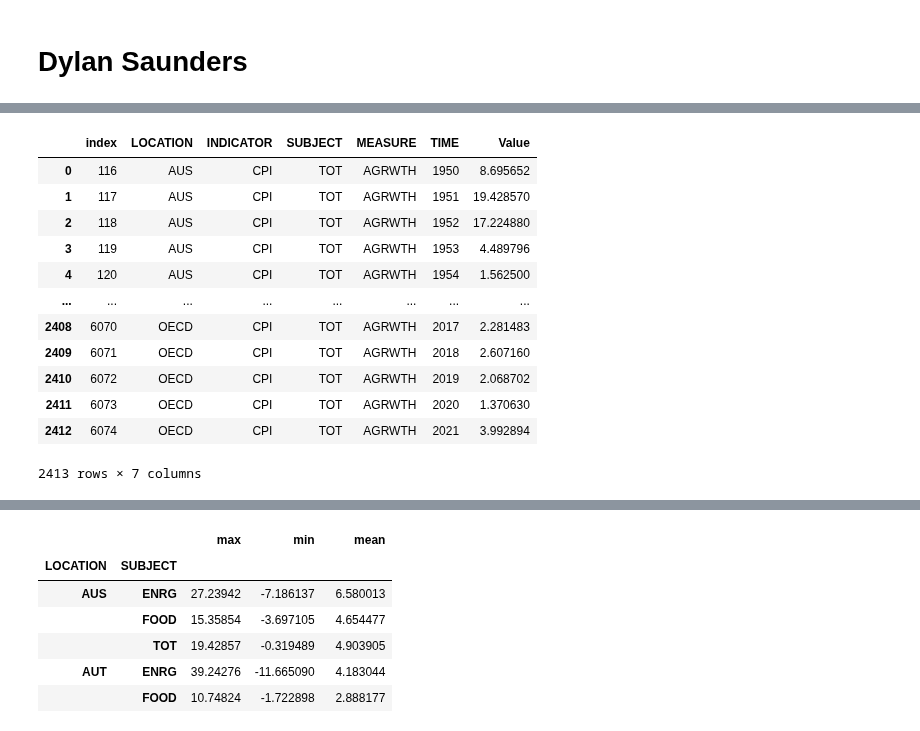
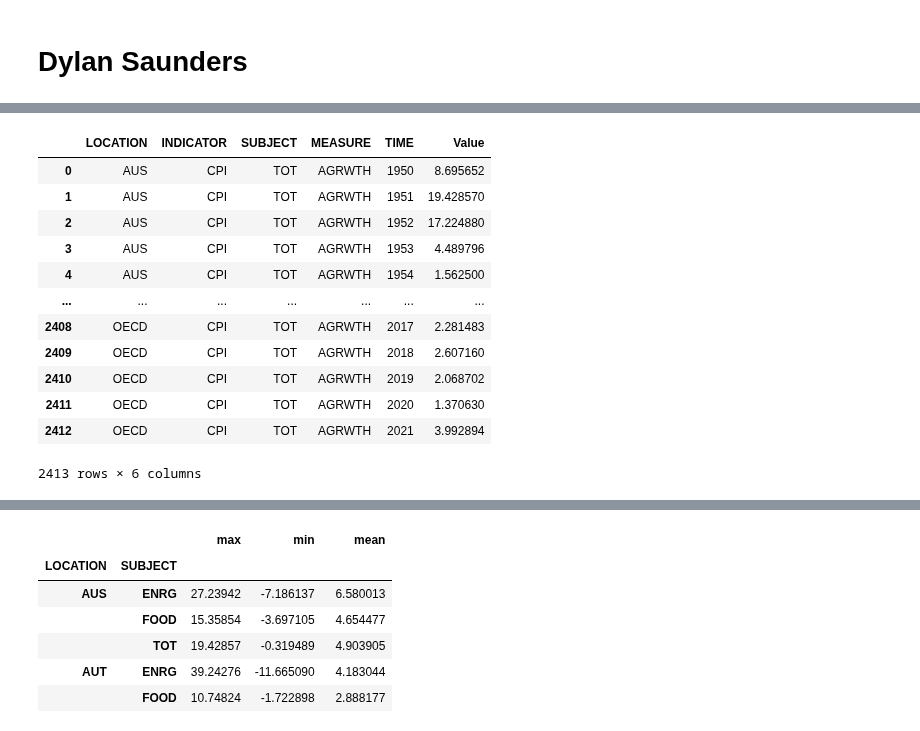
Before and after one commit to ubco-W2022T2-data301/project-group-group19, a Jupyter notebook: analysis/analysis1.ipynb, the cells around one changed output, grey strips where cells are left out. Drawn from its saved outputs; the diff is of its cells as text; code cells hidden in the pictures.

```diff
--- a/analysis/analysis1.ipynb
+++ b/analysis/analysis1.ipynb
@@ -51,27 +74,26 @@ print(dfclean)
 
 [6075 rows x 6 columns]
 # %%
-
 dfenergy=  dfclean.loc[dfclean['SUBJECT'] == "ENRG"]
-dfenergy.reset_index()
+dfenergy.reset_index(drop=True)
 dffood=  dfclean.loc[dfclean['SUBJECT'] == "FOOD"]
-dffood.reset_index()
+dffood.reset_index(drop=True)
 dftot=  dfclean.loc[dfclean['SUBJECT'] == "TOT"]
-dftot.reset_index()
+dftot.reset_index(drop=True)
 # %% [output]
-|  | index | LOCATION | INDICATOR | SUBJECT | MEASURE | TIME | Value |
-| 0 | 116 | AUS | CPI | TOT | AGRWTH | 1950 | 8.695652 |
-| 1 | 117 | AUS | CPI | TOT | AGRWTH | 1951 | 19.428570 |
-| 2 | 118 | AUS | CPI | TOT | AGRWTH | 1952 | 17.224880 |
-| 3 | 119 | AUS | CPI | TOT | AGRWTH | 1953 | 4.489796 |
-| 4 | 120 | AUS | CPI | TOT | AGRWTH | 1954 | 1.562500 |
-| ... | ... | ... | ... | ... | ... | ... | ... |
-| 2408 | 6070 | OECD | CPI | TOT | AGRWTH | 2017 | 2.281483 |
-| 2409 | 6071 | OECD | CPI | TOT | AGRWTH | 2018 | 2.607160 |
-| 2410 | 6072 | OECD | CPI | TOT | AGRWTH | 2019 | 2.068702 |
-| 2411 | 6073 | OECD | CPI | TOT | AGRWTH | 2020 | 1.370630 |
-| 2412 | 6074 | OECD | CPI | TOT | AGRWTH | 2021 | 3.992894 |
+|  | LOCATION | INDICATOR | SUBJECT | MEASURE | TIME | Value |
+| 0 | AUS | CPI | TOT | AGRWTH | 1950 | 8.695652 |
+| 1 | AUS | CPI | TOT | AGRWTH | 1951 | 19.428570 |
+| 2 | AUS | CPI | TOT | AGRWTH | 1952 | 17.224880 |
+| 3 | AUS | CPI | TOT | AGRWTH | 1953 | 4.489796 |
+| 4 | AUS | CPI | TOT | AGRWTH | 1954 | 1.562500 |
+| ... | ... | ... | ... | ... | ... | ... |
+| 2408 | OECD | CPI | TOT | AGRWTH | 2017 | 2.281483 |
+| 2409 | OECD | CPI | TOT | AGRWTH | 2018 | 2.607160 |
+| 2410 | OECD | CPI | TOT | AGRWTH | 2019 | 2.068702 |
+| 2411 | OECD | CPI | TOT | AGRWTH | 2020 | 1.370630 |
+| 2412 | OECD | CPI | TOT | AGRWTH | 2021 | 3.992894 |
-2413 rows × 7 columns
+2413 rows × 6 columns
 # %%
 df_enrg_CAN= dfenergy.loc[dfclean['LOCATION']=="CAN"]
 df_enrg_CAN.reset_index()
```
Also changed, not shown: parts of 5 cells of this notebook, 2 other files.
